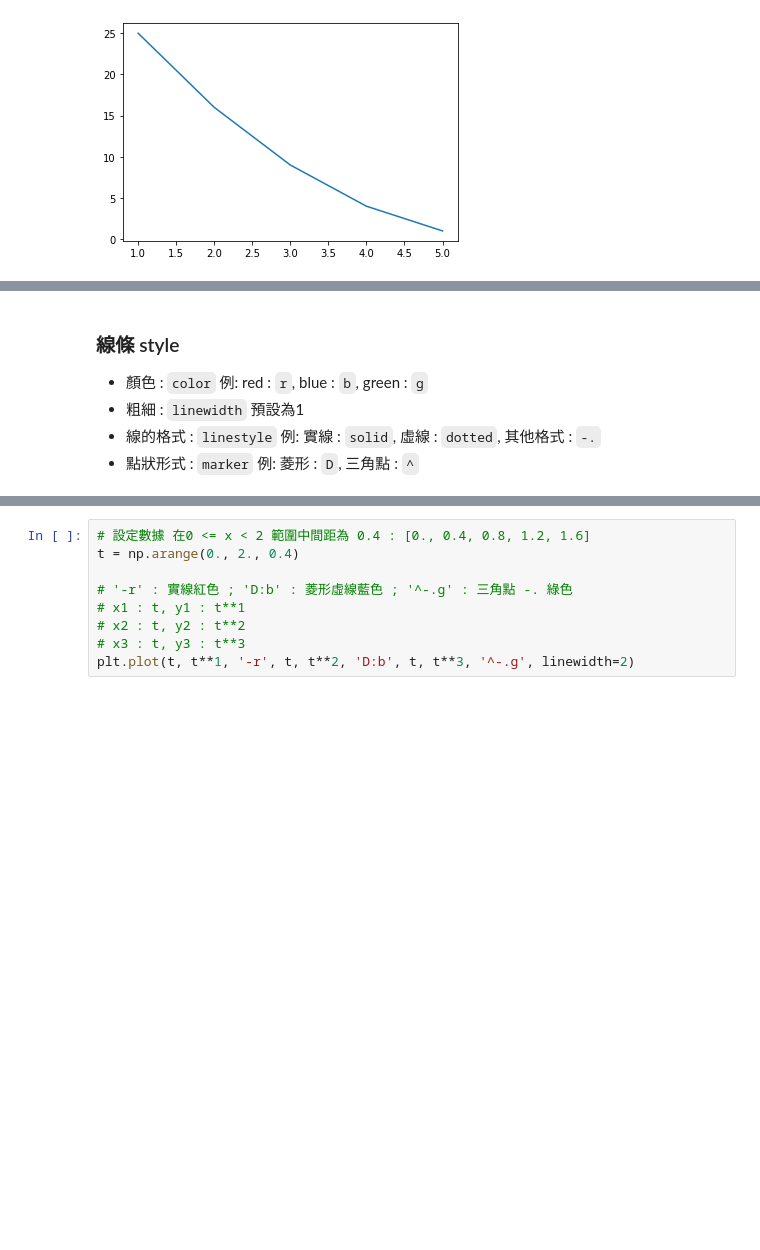
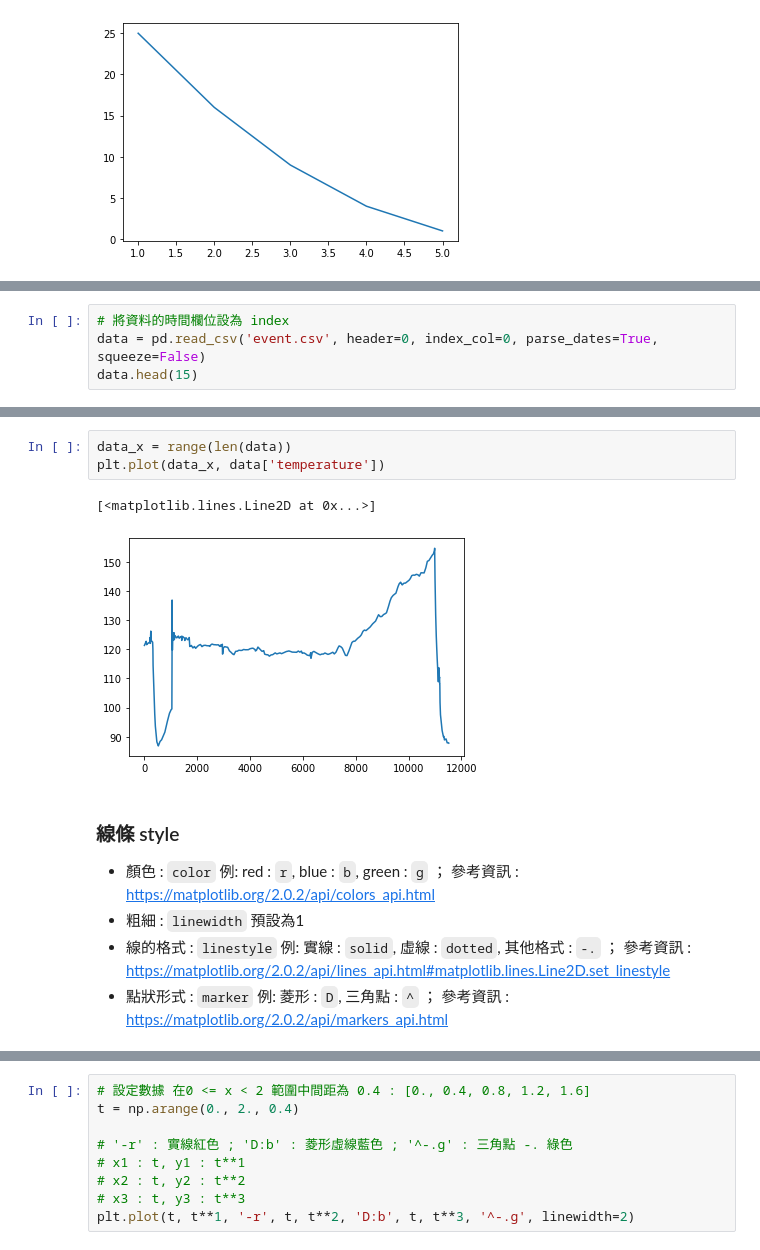
Before and after one commit to dannyliuyunhsin/Plot-Basics, a Jupyter notebook: notebook/class1/Plot Basics Chapter1-Matplotlib.ipynb, the cells around one changed output, grey strips where cells are left out. Saved outputs shown, nothing was run; the diff lists cells and outputs as text; blank space fills up the shorter version.

```diff
--- a/notebook/class1/Plot Basics Chapter1-Matplotlib.ipynb
+++ b/notebook/class1/Plot Basics Chapter1-Matplotlib.ipynb
@@ -68,0 +97,4 @@ plt.plot(point_x, point_y)
+# %%
+# 將資料的時間欄位設為 index
+data = pd.read_csv('event.csv', header=0, index_col=0, parse_dates=True, squeeze=False)
+data.head(15)
@@ -69,10 +119,16 @@ plt.plot(point_x, point_y)
+# %%
+data_x = range(len(data))
+plt.plot(data_x, data['temperature'])
+# %% [output]
+[<matplotlib.lines.Line2D at 0x...>]
+[figure, added]
 # %% [markdown]
 ### 線條 style
 
-* 顏色 : `color` 例: red : `r`, blue : `b`, green : `g`
+* 顏色 : `color` 例: red : `r`, blue : `b`, green : `g` ； 參考資訊 : https://matplotlib.org/2.0.2/api/colors_api.html
 * 粗細 : `linewidth` 預設為1
-* 線的格式 : `linestyle` 例: 實線 : `solid`, 虛線 : `dotted`, 其他格式 : `-.`
-* 點狀形式 : `marker` 例: 菱形 : `D`, 三角點 : `^`
+* 線的格式 : `linestyle` 例: 實線 : `solid`, 虛線 : `dotted`, 其他格式 : `-.` ； 參考資訊 : https://matplotlib.org/2.0.2/api/lines_api.html#matplotlib.lines.Line2D.set_linestyle
+* 點狀形式 : `marker` 例: 菱形 : `D`, 三角點 : `^` ； 參考資訊 : https://matplotlib.org/2.0.2/api/markers_api.html
 # %%
 # 設定數據 在0 <= x < 2 範圍中間距為 0.4 : [0., 0.4, 0.8, 1.2, 1.6]
 t = np.arange(0., 2., 0.4)
```
Also changed, not shown: parts of 24 cells of this notebook, 8 other files.
